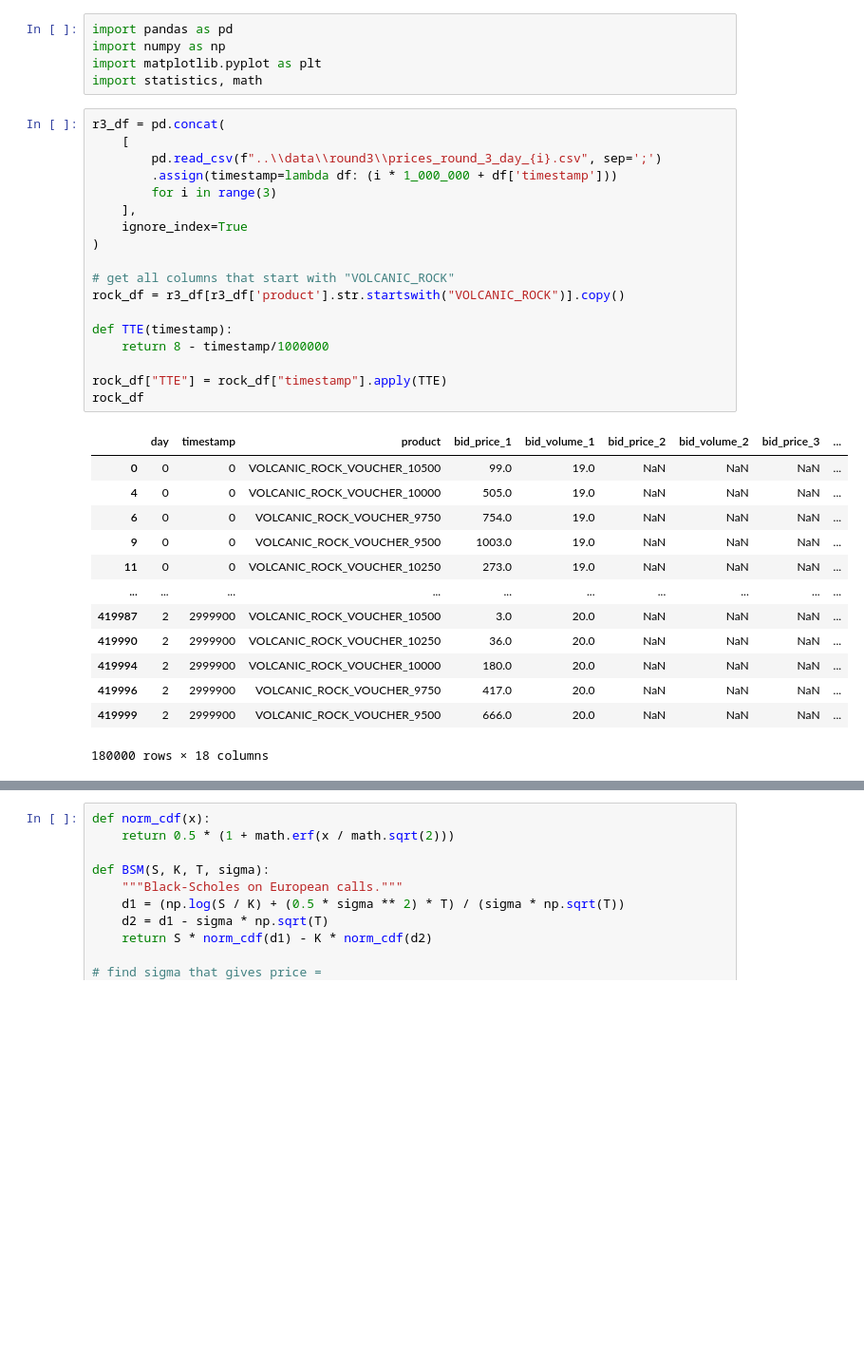
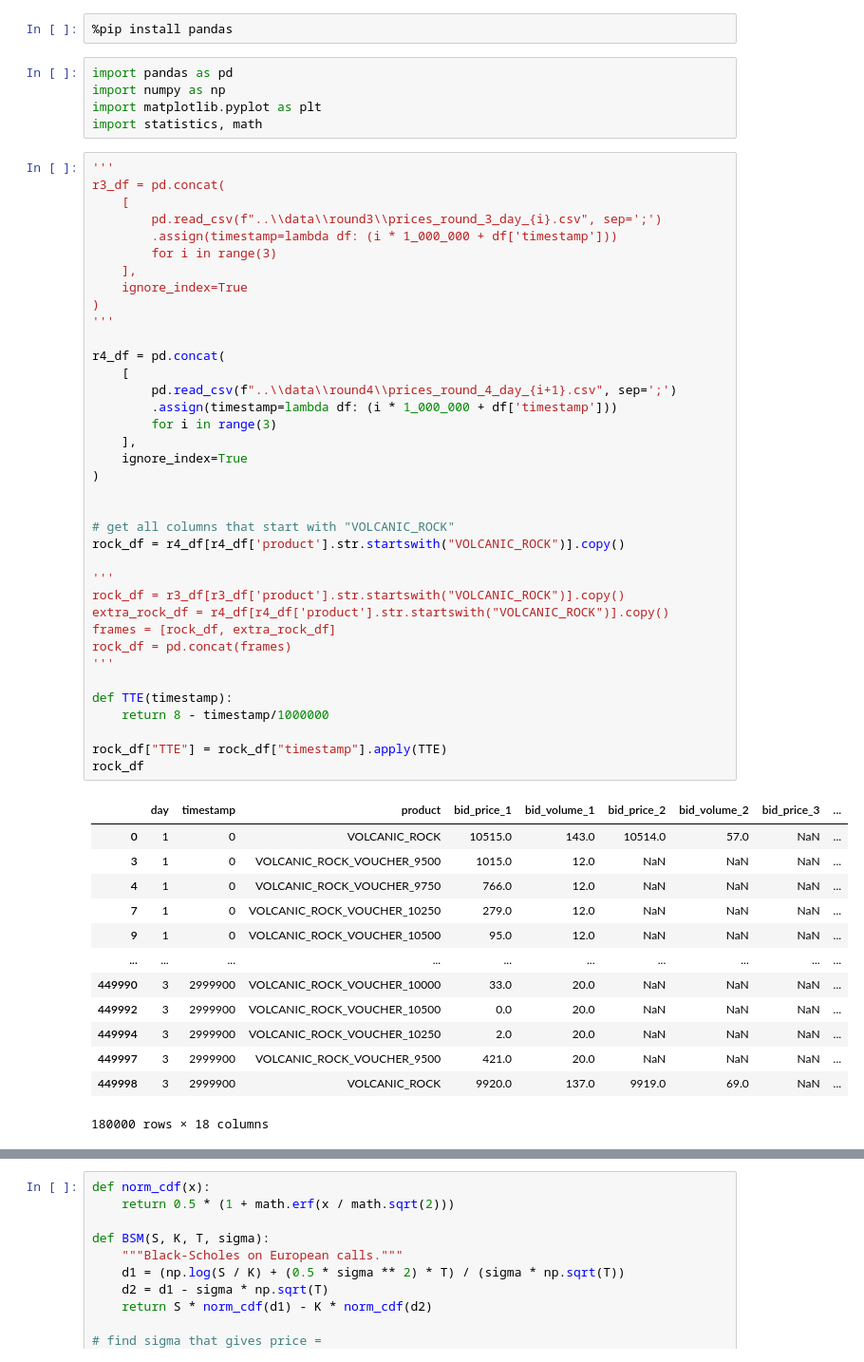
Before and after one commit to naveen-mukkatt/IMC-Prosperity-3, a Jupyter notebook: testing_util/bsm.ipynb, the cells around one changed output, grey strips where cells are left out. Shown: that part at 95% size. Drawn from its saved outputs; the diff is of its cells as text; blank space fills up the shorter version.

```diff
--- a/testing_util/bsm.ipynb
+++ b/testing_util/bsm.ipynb
@@ -1,39 +1,60 @@
+# %%
+%pip install pandas
 # %%
 import pandas as pd
 import numpy as np
 import matplotlib.pyplot as plt
 import statistics, math
 # %%
+'''
 r3_df = pd.concat(
     [
         pd.read_csv(f"..\\data\\round3\\prices_round_3_day_{i}.csv", sep=';')
         .assign(timestamp=lambda df: (i * 1_000_000 + df['timestamp']))
         for i in range(3)
     ],
     ignore_index=True
 )
+'''
+
+r4_df = pd.concat(
+    [
+        pd.read_csv(f"..\\data\\round4\\prices_round_4_day_{i+1}.csv", sep=';')
+        .assign(timestamp=lambda df: (i * 1_000_000 + df['timestamp']))
+        for i in range(3)
+    ],
+    ignore_index=True
+)
+
 
 # get all columns that start with "VOLCANIC_ROCK"
+rock_df = r4_df[r4_df['product'].str.startswith("VOLCANIC_ROCK")].copy()
+
+'''
 rock_df = r3_df[r3_df['product'].str.startswith("VOLCANIC_ROCK")].copy()
+extra_rock_df = r4_df[r4_df['product'].str.startswith("VOLCANIC_ROCK")].copy()
+frames = [rock_df, extra_rock_df]
+rock_df = pd.concat(frames)
+'''
 
 def TTE(timestamp):
     return 8 - timestamp/1000000
 
 rock_df["TTE"] = rock_df["timestamp"].apply(TTE)
 rock_df
 # %% [output]
 |  | day | timestamp | product | bid_price_1 | bid_volume_1 | bid_price_2 | bid_volume_2 | bid_price_3 | ... |
-| 0 | 0 | 0 | VOLCANIC_ROCK_VOUCHER_10500 | 99.0 | 19.0 | NaN | NaN | NaN | ... |
-| 4 | 0 | 0 | VOLCANIC_ROCK_VOUCHER_10000 | 505.0 | 19.0 | NaN | NaN | NaN | ... |
-| 6 | 0 | 0 | VOLCANIC_ROCK_VOUCHER_9750 | 754.0 | 19.0 | NaN | NaN | NaN | ... |
-| 9 | 0 | 0 | VOLCANIC_ROCK_VOUCHER_9500 | 1003.0 | 19.0 | NaN | NaN | NaN | ... |
-| 11 | 0 | 0 | VOLCANIC_ROCK_VOUCHER_10250 | 273.0 | 19.0 | NaN | NaN | NaN | ... |
+| 0 | 1 | 0 | VOLCANIC_ROCK | 10515.0 | 143.0 | 10514.0 | 57.0 | NaN | ... |
+| 3 | 1 | 0 | VOLCANIC_ROCK_VOUCHER_9500 | 1015.0 | 12.0 | NaN | NaN | NaN | ... |
+| 4 | 1 | 0 | VOLCANIC_ROCK_VOUCHER_9750 | 766.0 | 12.0 | NaN | NaN | NaN | ... |
+| 7 | 1 | 0 | VOLCANIC_ROCK_VOUCHER_10250 | 279.0 | 12.0 | NaN | NaN | NaN | ... |
+| 9 | 1 | 0 | VOLCANIC_ROCK_VOUCHER_10500 | 95.0 | 12.0 | NaN | NaN | NaN | ... |
 | ... | ... | ... | ... | ... | ... | ... | ... | ... | ... |
-| 419987 | 2 | 2999900 | VOLCANIC_ROCK_VOUCHER_10500 | 3.0 | 20.0 | NaN | NaN | NaN | ... |
-| 419990 | 2 | 2999900 | VOLCANIC_ROCK_VOUCHER_10250 | 36.0 | 20.0 | NaN | NaN | NaN | ... |
-| 419994 | 2 | 2999900 | VOLCANIC_ROCK_VOUCHER_10000 | 180.0 | 20.0 | NaN | NaN | NaN | ... |
-| 419996 | 2 | 2999900 | VOLCANIC_ROCK_VOUCHER_9750 | 417.0 | 20.0 | NaN | NaN | NaN | ... |
-| 419999 | 2 | 2999900 | VOLCANIC_ROCK_VOUCHER_9500 | 666.0 | 20.0 | NaN | NaN | NaN | ... |
+| 449990 | 3 | 2999900 | VOLCANIC_ROCK_VOUCHER_10000 | 33.0 | 20.0 | NaN | NaN | NaN | ... |
+| 449992 | 3 | 2999900 | VOLCANIC_ROCK_VOUCHER_10500 | 0.0 | 20.0 | NaN | NaN | NaN | ... |
+| 449994 | 3 | 2999900 | VOLCANIC_ROCK_VOUCHER_10250 | 2.0 | 20.0 | NaN | NaN | NaN | ... |
+| 449997 | 3 | 2999900 | VOLCANIC_ROCK_VOUCHER_9500 | 421.0 | 20.0 | NaN | NaN | NaN | ... |
+| 449998 | 3 | 2999900 | VOLCANIC_ROCK | 9920.0 | 137.0 | 9919.0 | 69.0 | NaN | ... |
 180000 rows × 18 columns
 # %%
 pivot = rock_df.pivot(index='TTE',
```
Also changed, not shown: parts of 8 cells of this notebook, 10 other files.
